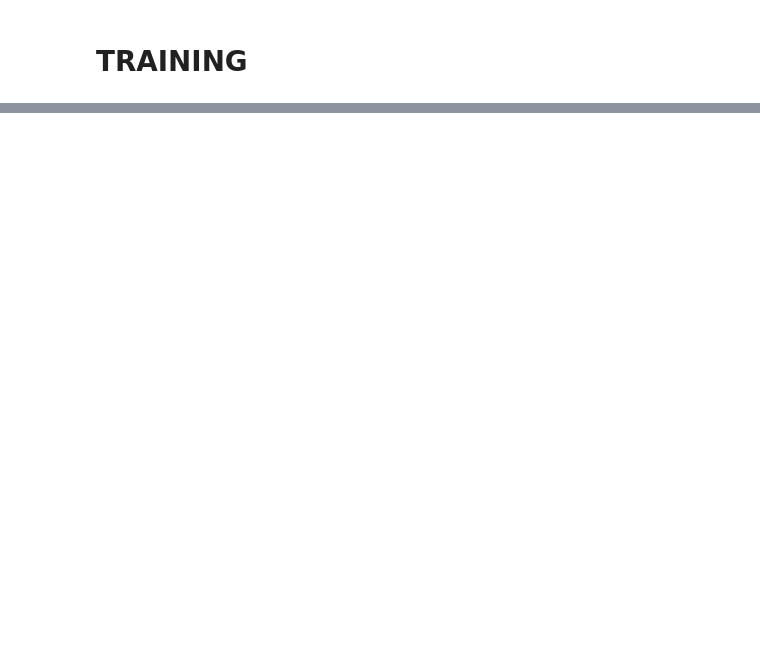
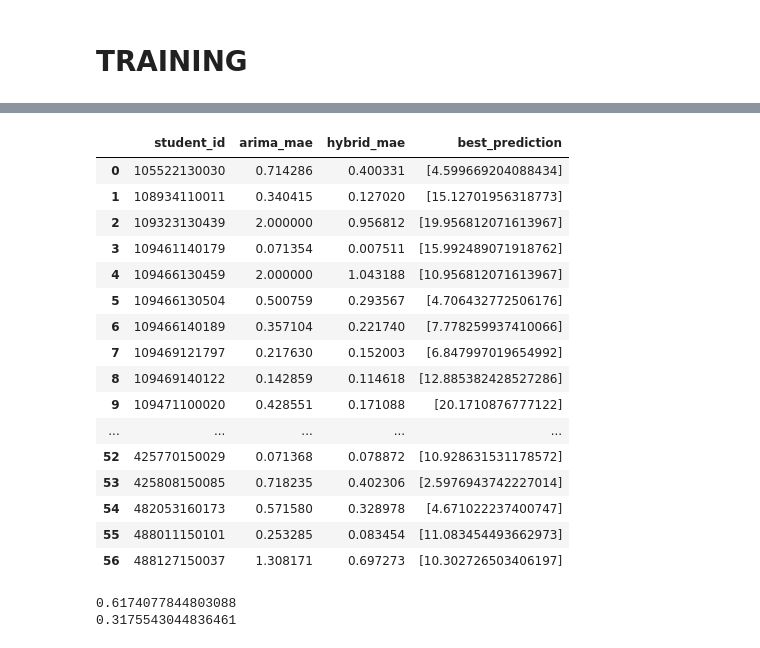
Before and after one commit to Dima-salang/esptfa-arima, a Jupyter notebook: arima_model_notebook.ipynb, the cells around one changed output, grey strips where cells are left out. Cells and saved outputs as stored; diff of their text form; code cells hidden in the pictures; blank space fills up the shorter version.

```diff
--- a/arima_model_notebook.ipynb
+++ b/arima_model_notebook.ipynb
@@ -325,0 +369,2 @@ mae_df
+# %%
+mae_wo_test = train_model_without_test(test_data_long)
@@ -325,0 +388,26 @@ mae_df
+# %%
+mae_wo_test
+# %% [output]
+|  | student_id | arima_mae | hybrid_mae | best_prediction |
+| 0 | 105522130030 | 0.714286 | 0.400331 | [4.599669204088434] |
+| 1 | 108934110011 | 0.340415 | 0.127020 | [15.12701956318773] |
+| 2 | 109323130439 | 2.000000 | 0.956812 | [19.956812071613967] |
+| 3 | 109461140179 | 0.071354 | 0.007511 | [15.992489071918762] |
+| 4 | 109466130459 | 2.000000 | 1.043188 | [10.956812071613967] |
+| 5 | 109466130504 | 0.500759 | 0.293567 | [4.706432772506176] |
+| 6 | 109466140189 | 0.357104 | 0.221740 | [7.778259937410066] |
+| 7 | 109469121797 | 0.217630 | 0.152003 | [6.847997019654992] |
+| 8 | 109469140122 | 0.142859 | 0.114618 | [12.885382428527286] |
+| 9 | 109471100020 | 0.428551 | 0.171088 | [20.1710876777122] |
+| ... | ... | ... | ... | ... |
+| 52 | 425770150029 | 0.071368 | 0.078872 | [10.928631531178572] |
+| 53 | 425808150085 | 0.718235 | 0.402306 | [2.5976943742227014] |
+| 54 | 482053160173 | 0.571580 | 0.328978 | [4.671022237400747] |
+| 55 | 488011150101 | 0.253285 | 0.083454 | [11.083454493662973] |
+| 56 | 488127150037 | 1.308171 | 0.697273 | [10.302726503406197] |
+# %%
+print(mae_wo_test["arima_mae"].mean())
+print(mae_wo_test["hybrid_mae"].mean())
+# %% [output]
+0.6174077844803088
+0.3175543044836461
```
Also changed, not shown: parts of 7 cells of this notebook, 1 other file.
